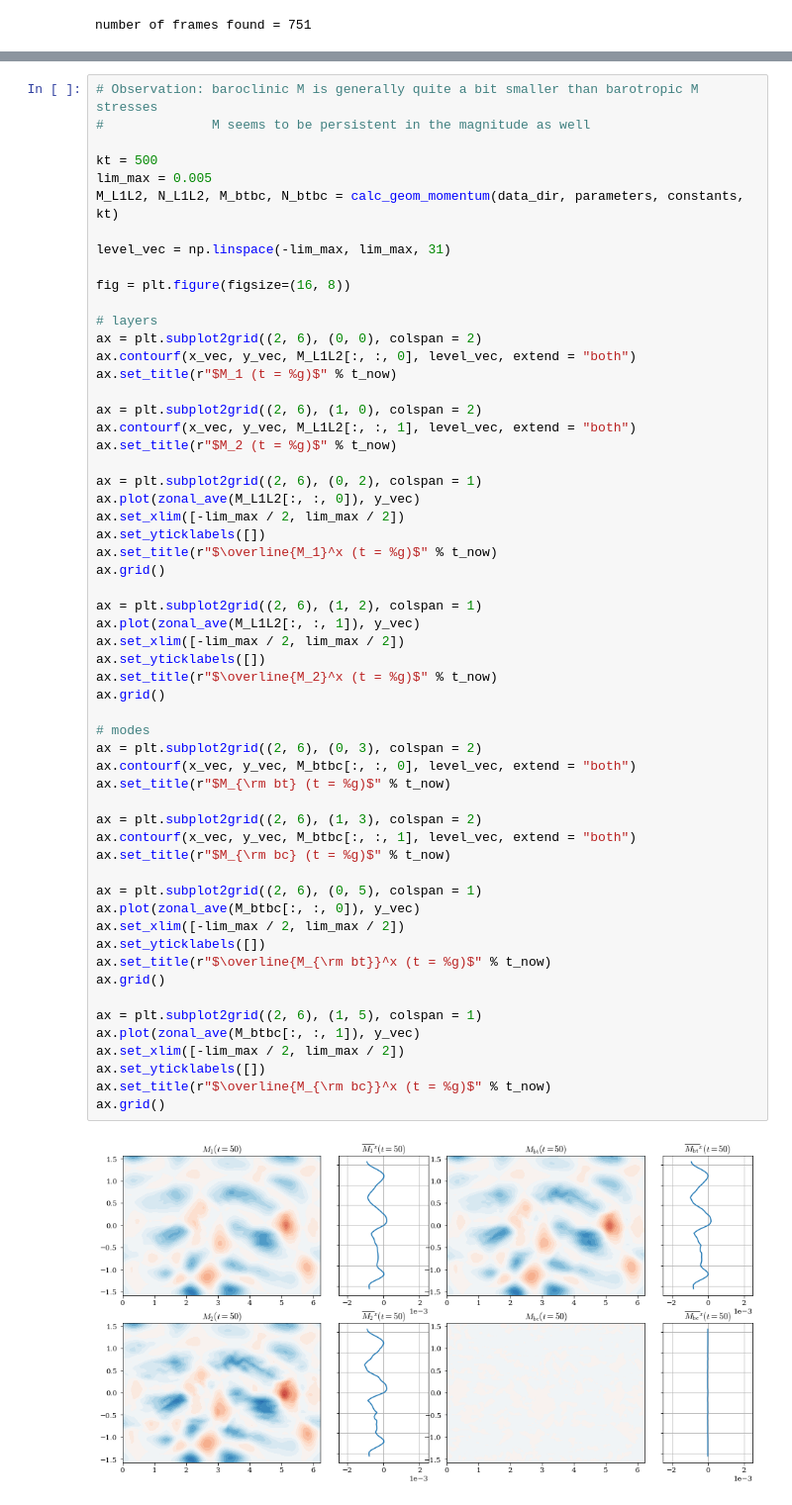
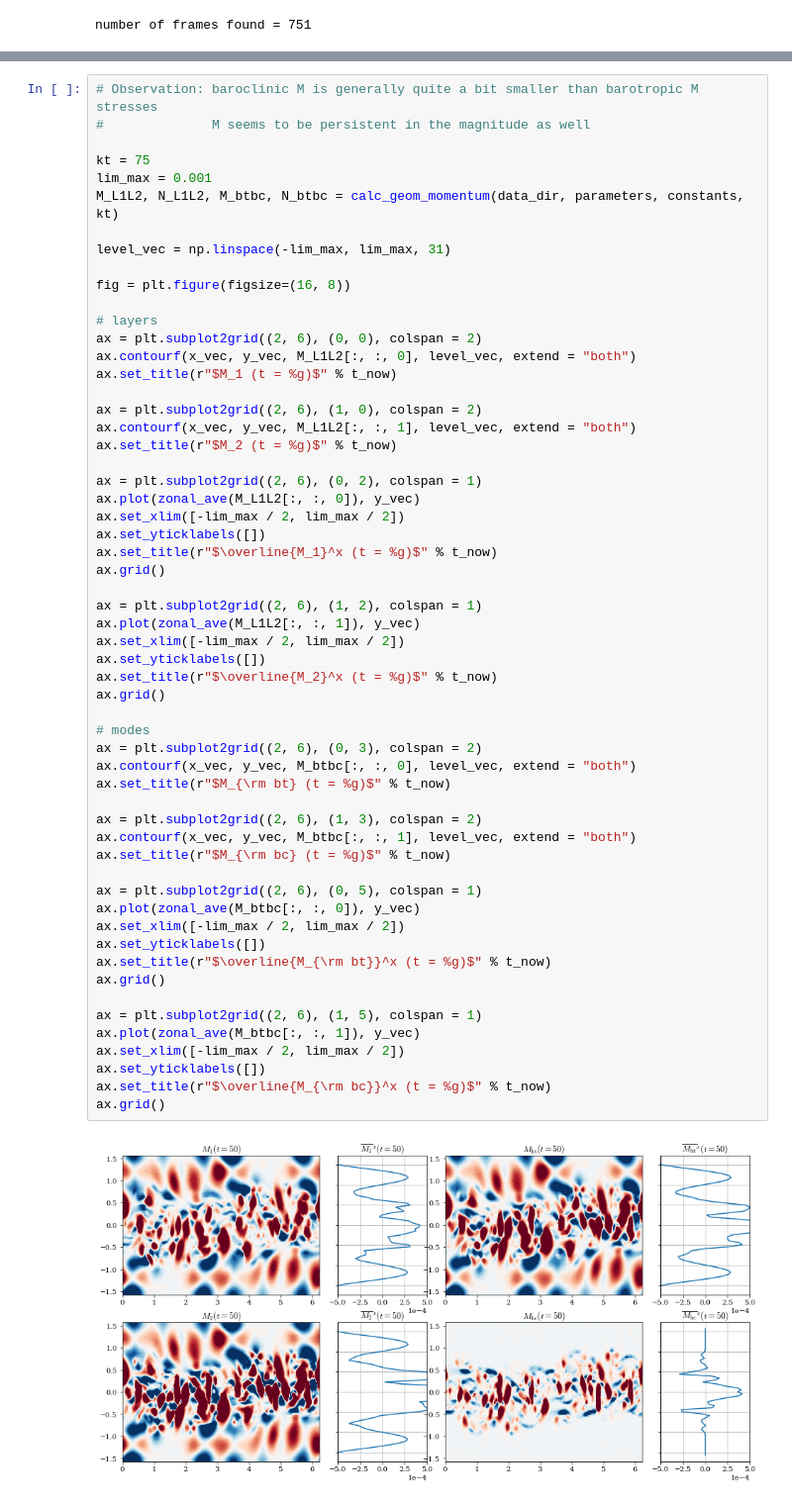
Before and after one commit to julianmak/pydra, a Jupyter notebook: wrapper/calc_GEOMETRIC.ipynb, the cells around one changed output, grey strips where cells are left out. Shown at 99% size. Drawn from its saved outputs; the diff is of its cells as text.

```diff
--- a/wrapper/calc_GEOMETRIC.ipynb
+++ b/wrapper/calc_GEOMETRIC.ipynb
@@ -169,8 +169,8 @@ ax.grid()
 # Observation: baroclinic M is generally quite a bit smaller than barotropic M stresses
 #              M seems to be persistent in the magnitude as well
 
-kt = 500
-lim_max = 0.005
+kt = 75
+lim_max = 0.001
 M_L1L2, N_L1L2, M_btbc, N_btbc = calc_geom_momentum(data_dir, parameters, constants, kt)
 
 level_vec = np.linspace(-lim_max, lim_max, 31)
@@ -196,31 +196,31 @@ ax.grid()
 ax = plt.subplot2grid((2, 6), (1, 2), colspan = 1)
 ax.plot(zonal_ave(M_L1L2[:, :, 1]), y_vec)
 ax.set_xlim([-lim_max / 2, lim_max / 2])
 ax.set_yticklabels([])
 ax.set_title(r"$\overline{M_2}^x (t = %g)$" % t_now)
 ax.grid()
 
 # modes
 ax = plt.subplot2grid((2, 6), (0, 3), colspan = 2)
 ax.contourf(x_vec, y_vec, M_btbc[:, :, 0], level_vec, extend = "both")
 ax.set_title(r"$M_{\rm bt} (t = %g)$" % t_now)
 
 ax = plt.subplot2grid((2, 6), (1, 3), colspan = 2)
 ax.contourf(x_vec, y_vec, M_btbc[:, :, 1], level_vec, extend = "both")
 ax.set_title(r"$M_{\rm bc} (t = %g)$" % t_now)
 
 ax = plt.subplot2grid((2, 6), (0, 5), colspan = 1)
 ax.plot(zonal_ave(M_btbc[:, :, 0]), y_vec)
 ax.set_xlim([-lim_max / 2, lim_max / 2])
 ax.set_yticklabels([])
 ax.set_title(r"$\overline{M_{\rm bt}}^x (t = %g)$" % t_now)
 ax.grid()
 
 ax = plt.subplot2grid((2, 6), (1, 5), colspan = 1)
 ax.plot(zonal_ave(M_btbc[:, :, 1]), y_vec)
 ax.set_xlim([-lim_max / 2, lim_max / 2])
 ax.set_yticklabels([])
 ax.set_title(r"$\overline{M_{\rm bc}}^x (t = %g)$" % t_now)
 ax.grid()
 # %% [output]
-[figure, old version]
+[figure, new version]
```
Also changed, not shown: parts of 6 cells of this notebook, 1 other file.
